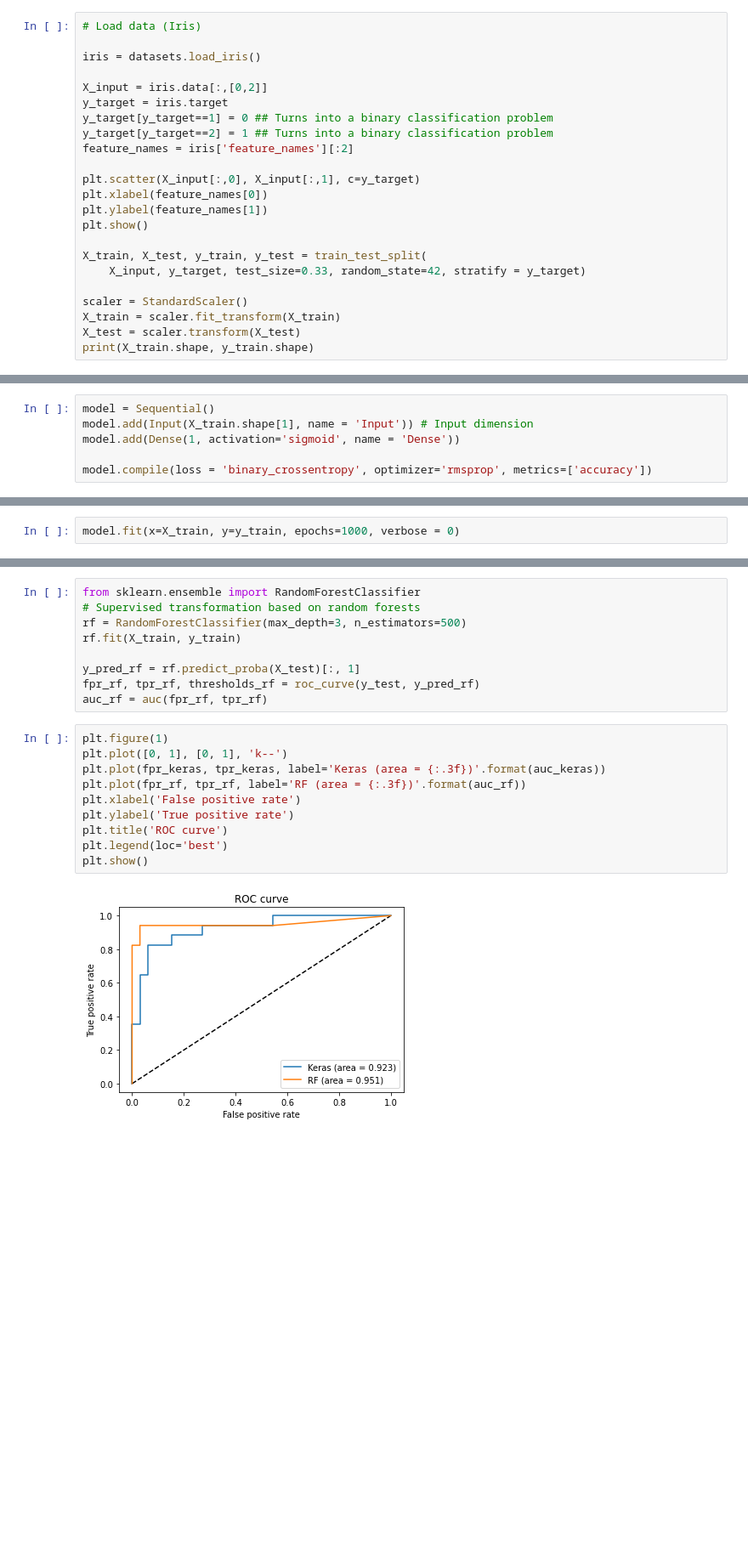
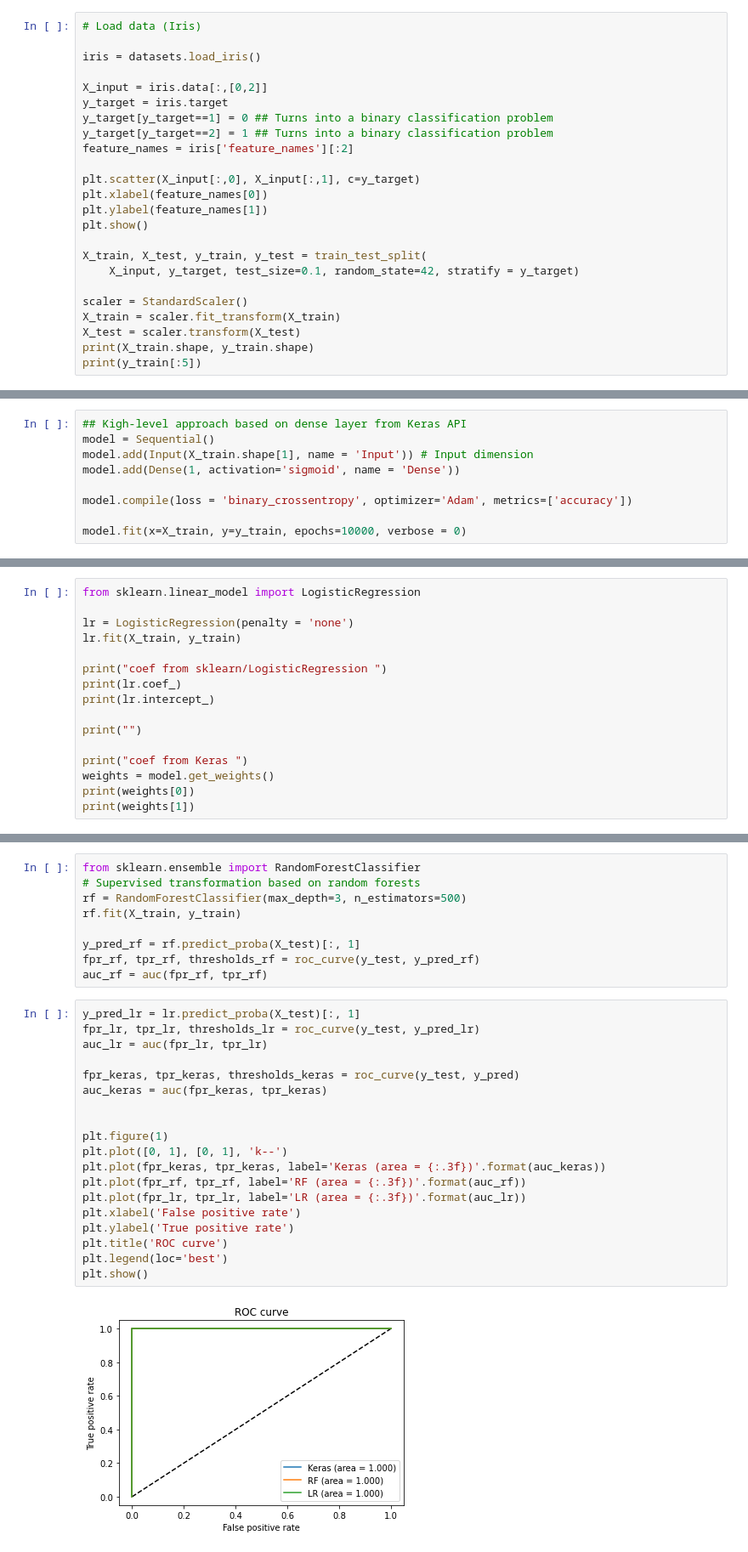
Before and after one commit to ocaelen/intro_deeplearning, a Jupyter notebook: tf_perceptron.ipynb, the cells around one changed output, grey strips where cells are left out. Shown at 85% size. Cells and saved outputs as stored; diff of their text form; blank space fills up the shorter version.

```diff
--- a/tf_perceptron.ipynb
+++ b/tf_perceptron.ipynb
@@ -33,11 +33,12 @@ plt.ylabel(feature_names[1])
 plt.show()
 
 X_train, X_test, y_train, y_test = train_test_split(
-    X_input, y_target, test_size=0.33, random_state=42, stratify = y_target)
+    X_input, y_target, test_size=0.1, random_state=42, stratify = y_target)
 
 scaler = StandardScaler()
 X_train = scaler.fit_transform(X_train)
 X_test = scaler.transform(X_test)
 print(X_train.shape, y_train.shape)
+print(y_train[:5])
 # %% [output]
 [figure]
@@ -45,6 +47,9 @@ print(X_train.shape, y_train.shape)
 # %%
+## Kigh-level approach based on dense layer from Keras API
 model = Sequential()
 model.add(Input(X_train.shape[1], name = 'Input')) # Input dimension
 model.add(Dense(1, activation='sigmoid', name = 'Dense'))
 
-model.compile(loss = 'binary_crossentropy', optimizer='rmsprop', metrics=['accuracy'])
+model.compile(loss = 'binary_crossentropy', optimizer='Adam', metrics=['accuracy'])
+
+model.fit(x=X_train, y=y_train, epochs=10000, verbose = 0)
@@ -51,2 +57,0 @@ model.compile(loss = 'binary_crossentropy', optimizer='rmsprop', metrics=['accur
-# %%
-model.fit(x=X_train, y=y_train, epochs=1000, verbose = 0)
@@ -56,0 +71,16 @@ y_pred = model.predict(X_test)
+# %%
+from sklearn.linear_model import LogisticRegression
+
+lr = LogisticRegression(penalty = 'none')
+lr.fit(X_train, y_train)
+
+print("coef from sklearn/LogisticRegression ")
+print(lr.coef_)
+print(lr.intercept_)
+
+print("")
+
+print("coef from Keras ")
+weights = model.get_weights()
+print(weights[0])
+print(weights[1])
@@ -74,14 +113,23 @@ y_pred_rf = rf.predict_proba(X_test)[:, 1]
 fpr_rf, tpr_rf, thresholds_rf = roc_curve(y_test, y_pred_rf)
 auc_rf = auc(fpr_rf, tpr_rf)
 # %%
+y_pred_lr = lr.predict_proba(X_test)[:, 1]
+fpr_lr, tpr_lr, thresholds_lr = roc_curve(y_test, y_pred_lr)
+auc_lr = auc(fpr_lr, tpr_lr)
+
+fpr_keras, tpr_keras, thresholds_keras = roc_curve(y_test, y_pred)
+auc_keras = auc(fpr_keras, tpr_keras)
+
+
 plt.figure(1)
 plt.plot([0, 1], [0, 1], 'k--')
 plt.plot(fpr_keras, tpr_keras, label='Keras (area = {:.3f})'.format(auc_keras))
 plt.plot(fpr_rf, tpr_rf, label='RF (area = {:.3f})'.format(auc_rf))
+plt.plot(fpr_lr, tpr_lr, label='LR (area = {:.3f})'.format(auc_lr))
 plt.xlabel('False positive rate')
 plt.ylabel('True positive rate')
 plt.title('ROC curve')
 plt.legend(loc='best')
 plt.show()
 # %% [output]
-[figure, old version]
+[figure, new version]
```
Also changed, not shown: parts of 11 cells of this notebook, 1 other file.
